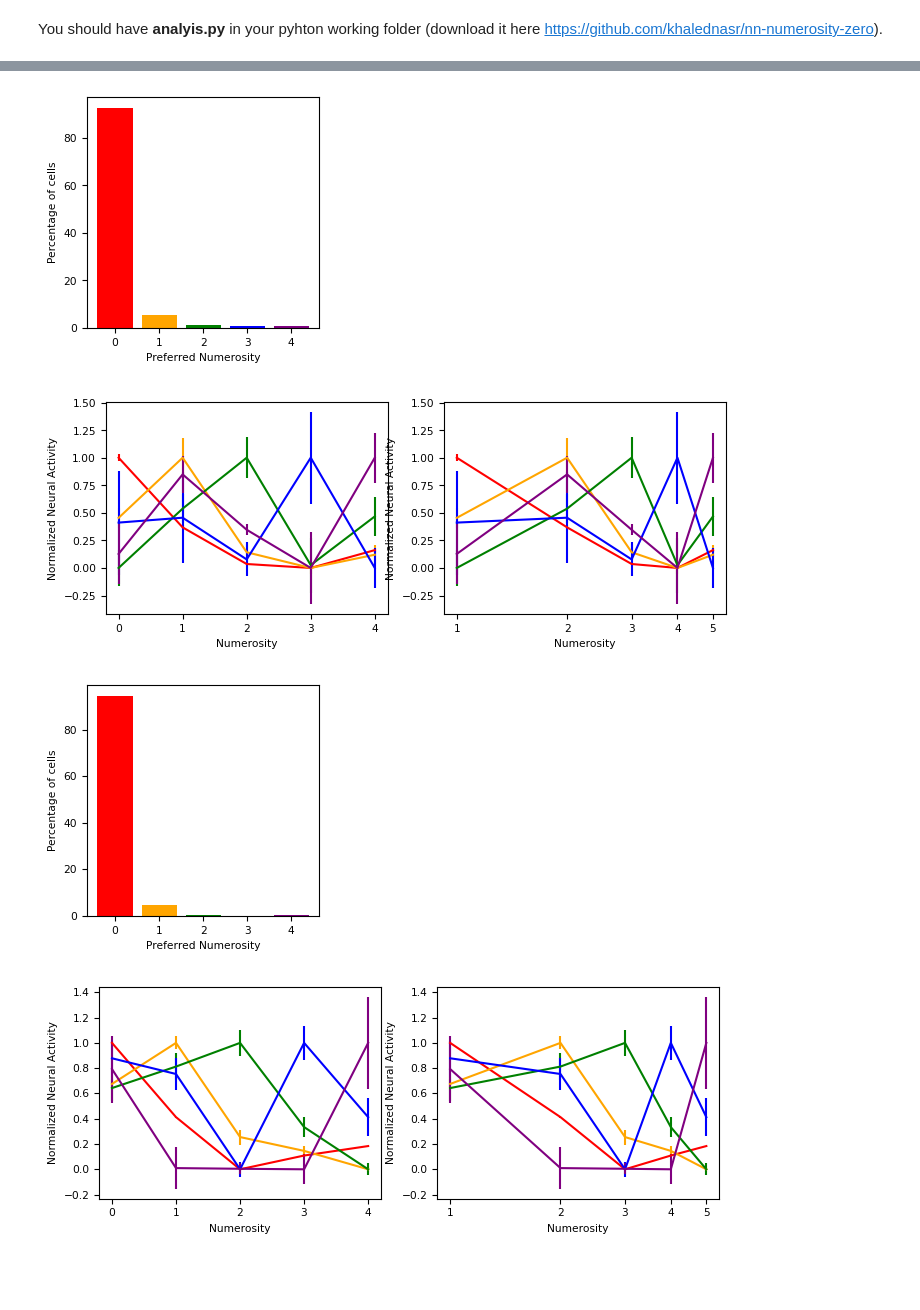
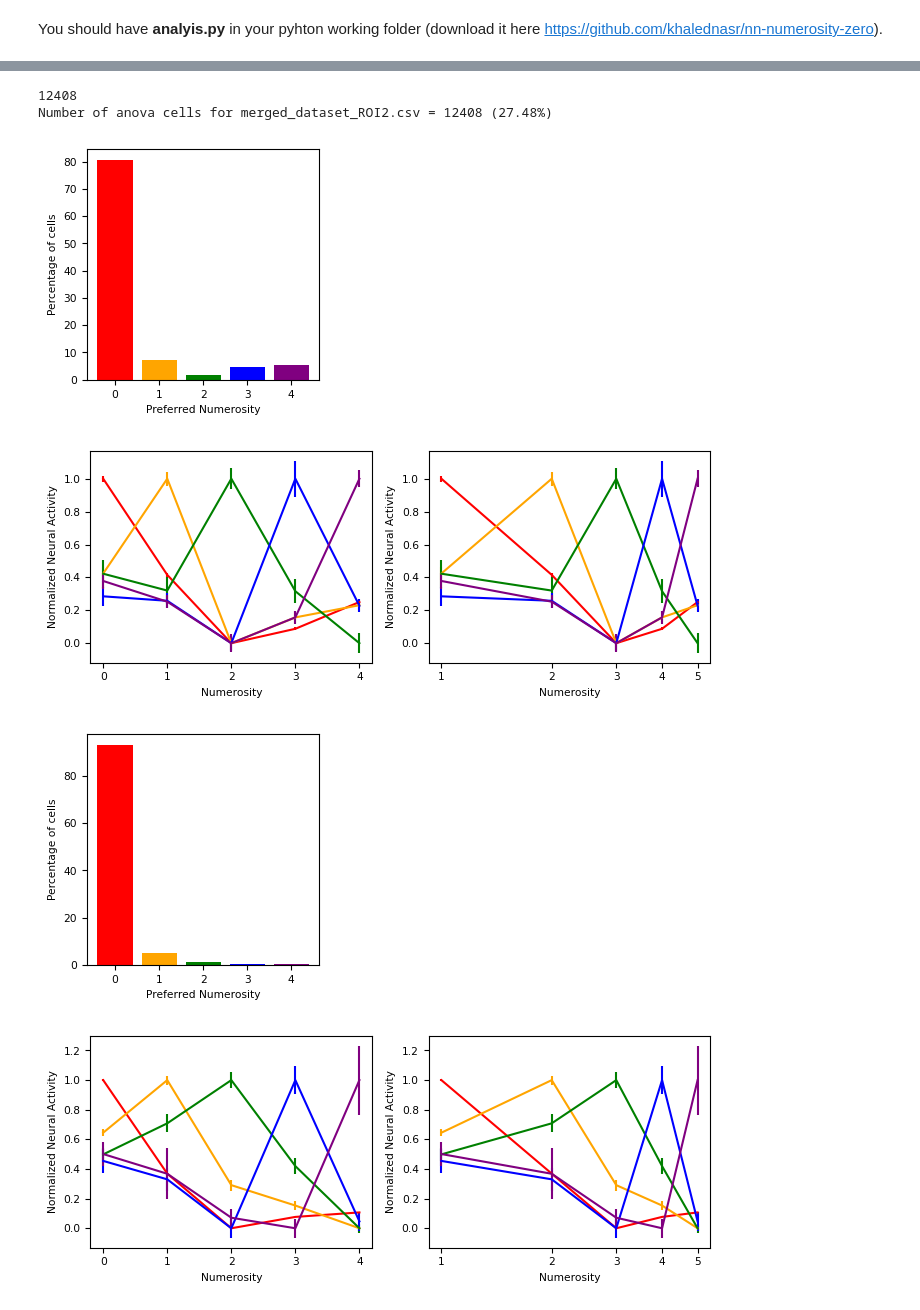
Before and after one commit to MirkoZanon/Voxelizer, a Jupyter notebook: 03c_Voxelizer_ANOVA_Nieder.ipynb, the cells around one changed output, grey strips where cells are left out. Drawn from its saved outputs; the diff is of its cells as text; code cells hidden in the pictures; blank space fills up the shorter version.

Commit message:
anova anlysis updates

```diff
--- a/03c_Voxelizer_ANOVA_Nieder.ipynb
+++ b/03c_Voxelizer_ANOVA_Nieder.ipynb
@@ -15,3 +15,19 @@ import matplotlib.pyplot as plt
 from matplotlib.ticker import ScalarFormatter
 
 import analysis
+# %%
+folder = '/Users/mirckuz/Desktop/to_merge'
+os.chdir(folder)
+count = 1
+for file in os.listdir(folder):
+    if file.startswith('.'):
+        continue
+    print(file)
+    if count==1:
+        final_arr = np.loadtxt(file, delimiter=",")
+    else:
+        arr = np.loadtxt(file, delimiter=",")
+        final_arr = np.hstack([final_arr, arr[:,2:]])
+    print(final_arr.shape)
+    count+=1
+np.savetxt('merged_dataset.csv', final_arr, delimiter=',')
@@ -18,5 +39,5 @@ import analysis
 # %%
-folder = '/Users/mirckuz/Desktop/20230601_Hz09_casper_h2bcamp7f_7dpf_60Z_1hzvol_2P_1v2v3v4v5_processed'
+folder = '/Users/mirckuz/Desktop/to_merge'
 analyze_SV_or_Imaris = 0 # 0 for Super Voxel analysis, 1 for Imaris spot analysis
 
 #set directory depending on type of analysis (SV based or Imaris based)
@@ -42,7 +63,7 @@ for roi, file in enumerate(os.listdir(path)):
     print('Data shape, trialsXSVs: ' +str(Hf.shape))
 
     # Find numorosity selective units (anova_cells) using a two-way ANOVA
-    pN, pC, pNC = analysis.anova_two_way(Q, C, Hf)
+    pN, pC, pNC = analysis.anova_two_way_permutations(Q, C, Hf, 5000)
     anova_cells = np.where((pN<0.01) & (pNC>0.01) & (pC>0.01))[0]
     print(anova_cells.shape[0])
     R = Hf[:,anova_cells]
@@ -101,14 +122,14 @@ for roi, file in enumerate(os.listdir(path)):
     plt.ylabel('Normalized Neural Activity')
     plt.show
 
-    number_SVs_dic = {}
-    for i in range(anova_cells.shape[0]):
-        number_SVs_dic['sv_'+str(anova_cells[i])] = pref_num[i]+1
+    # number_SVs_dic = {}
+    # for i in range(anova_cells.shape[0]):
+    #     number_SVs_dic['sv_'+str(anova_cells[i])] = pref_num[i]+1
 
-    voxelizer = voxz.Voxelizer('../mask.tif', [5,5,3], roi)
-    print(anova_cells.shape)
+    # voxelizer = voxz.Voxelizer('../mask.tif', [5,5,3], roi)
+    # print(anova_cells.shape)
 
-    #volume_matrix = tif.imread('ref_volume.tif')
-    number_SVs_matrix = voxelizer.plot_SVs(number_SVs_dic)
-    tif.imwrite('../number_SVs_ROI'+str(roi+1)+'.tif', number_SVs_matrix)
+    # #volume_matrix = tif.imread('ref_volume.tif')
+    # number_SVs_matrix = voxelizer.plot_SVs(number_SVs_dic)
+    # tif.imwrite('../number_SVs_ROI'+str(roi+1)+'.tif', number_SVs_matrix)
 # %% [output]
@@ -131,7 +145,9 @@ KeyError: 'sv_3997'
+12408
+Number of anova cells for merged_dataset_ROI2.csv = 12408 (27.48%)
-[figure, old version]
+[figure, new version]
-[figure, old version]
+[figure, new version]
 [figure]
-[figure, old version]
+[figure, new version]
 # %%
 print(anova_cells.shape)
 print(pref_num.shape)
```
Also changed, not shown: parts of 2 cells of this notebook, 6 other files.
